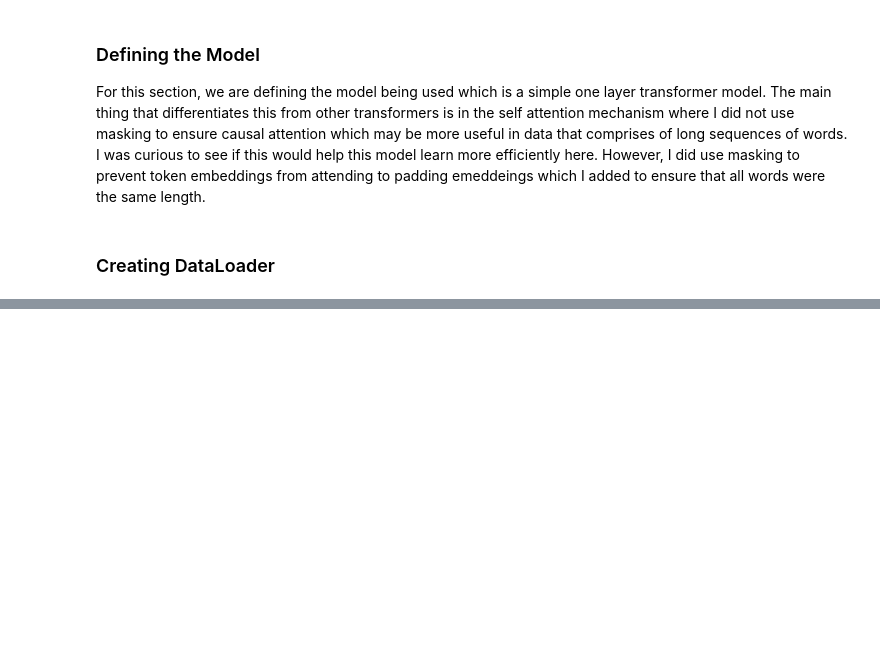
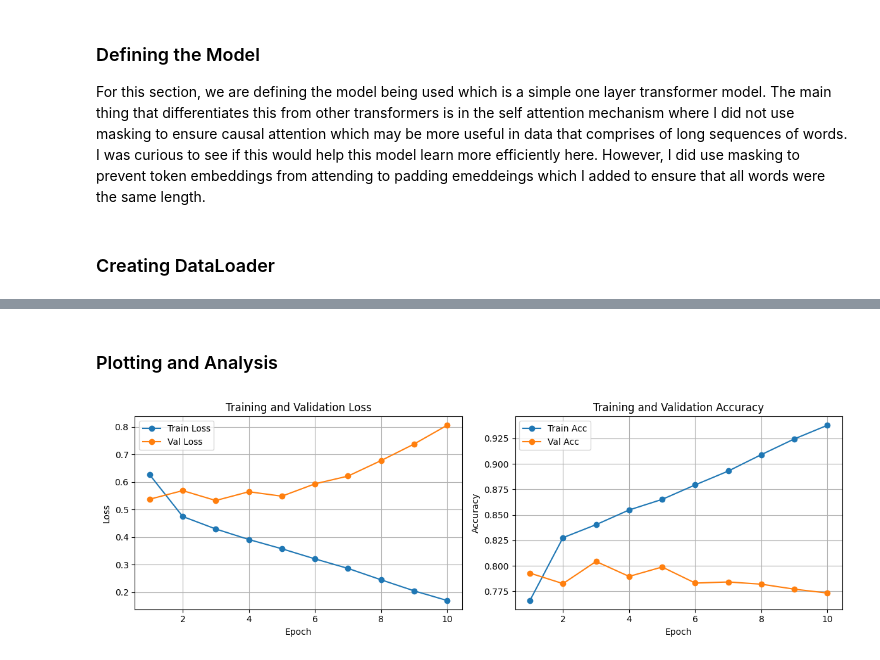
Before and after one commit to ID06-crypto/CS506-Final-Project, a Jupyter notebook: model.ipynb, the cells around one changed output, grey strips where cells are left out. Drawn from its saved outputs; the diff is of its cells as text; code cells hidden in the pictures; blank space fills up the shorter version.

```diff
--- a/model.ipynb
+++ b/model.ipynb
@@ -132,9 +255,21 @@ def evaluate(model, dataloader, criterion, device):
 
 
 num_epochs = 10
+
+val_losses_history = []
+train_losses_history = []
+val_acc_history = []
+train_acc_history = []
+
 for epoch in range(num_epochs):
     train_loss, train_acc = train_epoch(model, train_loader, optimizer, criterion, device)
     val_loss, val_acc = evaluate(model, val_loader, criterion, device)
+
+    val_losses_history.append(val_loss)
+    train_losses_history.append(train_loss)
+    val_acc_history.append(val_acc)
+    train_acc_history.append(train_acc)
+
     print(f"Epoch {epoch+1}/{num_epochs} | "
           f"Train Loss: {train_loss:.4f} Acc: {train_acc:.4f} | "
           f"Val Loss: {val_loss:.4f} Acc: {val_acc:.4f}")
@@ -142,0 +287,27 @@ RuntimeError: Expected target size [32, 4], got [32]
+# %% [markdown]
+### Plotting and Analysis
+# %%
+fig, axes = plt.subplots(1, 2, figsize=(12, 4))
+
+epochs = range(1, num_epochs + 1)
+
+axes[0].plot(epochs, train_losses_history, label='Train Loss', marker='o')
+axes[0].plot(epochs, val_losses_history, label='Val Loss', marker='o')
+axes[0].set_xlabel('Epoch')
+axes[0].set_ylabel('Loss')
+axes[0].set_title('Training and Validation Loss')
+axes[0].legend()
+axes[0].grid(True)
+
+axes[1].plot(epochs, train_acc_history, label='Train Acc', marker='o')
+axes[1].plot(epochs, val_acc_history, label='Val Acc', marker='o')
+axes[1].set_xlabel('Epoch')
+axes[1].set_ylabel('Accuracy')
+axes[1].set_title('Training and Validation Accuracy')
+axes[1].legend()
+axes[1].grid(True)
+
+plt.tight_layout()
+plt.show()
+# %% [output]
+[figure, added]
```
Also changed, not shown: parts of 8 cells of this notebook.
